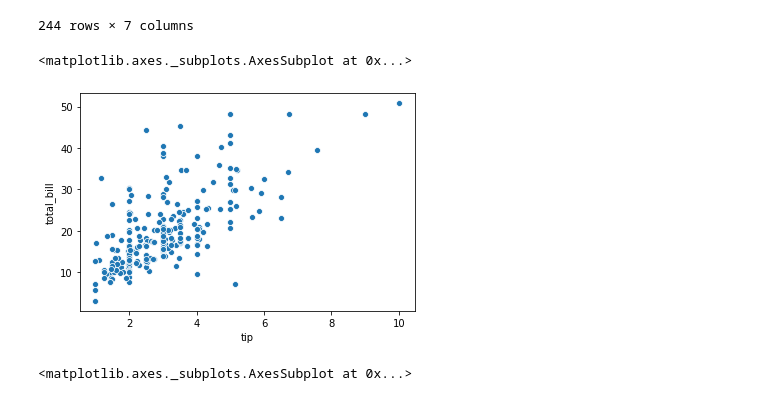
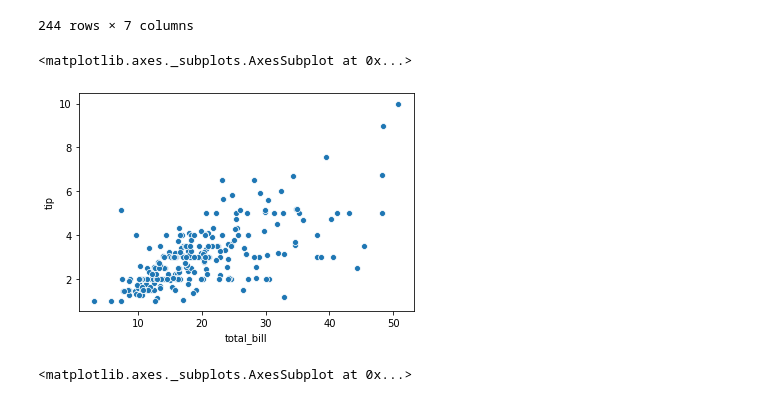
Before and after one commit to willcrichton/inliner-experiments, a Jupyter notebook: scratchpad.ipynb, the cells around one changed output. Drawn from its saved outputs; the diff is of its cells as text; code cells hidden in the pictures.

```diff
--- a/scratchpad.ipynb
+++ b/scratchpad.ipynb
@@ -25,10 +25,10 @@ tips
 | 243 | 18.78 | 3.00 | Female | No | Thur | Dinner | 2 |
 244 rows × 7 columns
 # %%
-sns.scatterplot(x=tips.tip, y=tips.total_bill)
+sns.scatterplot(x=tips.total_bill, y=tips.tip)
 # %% [output]
 <matplotlib.axes._subplots.AxesSubplot at 0x...>
-[figure, old version]
+[figure, new version]
 # %%
 sns.boxplot(x=tips.day, y=tips.tip)
 # %% [output]
```
Also changed, not shown: 18 other files.
